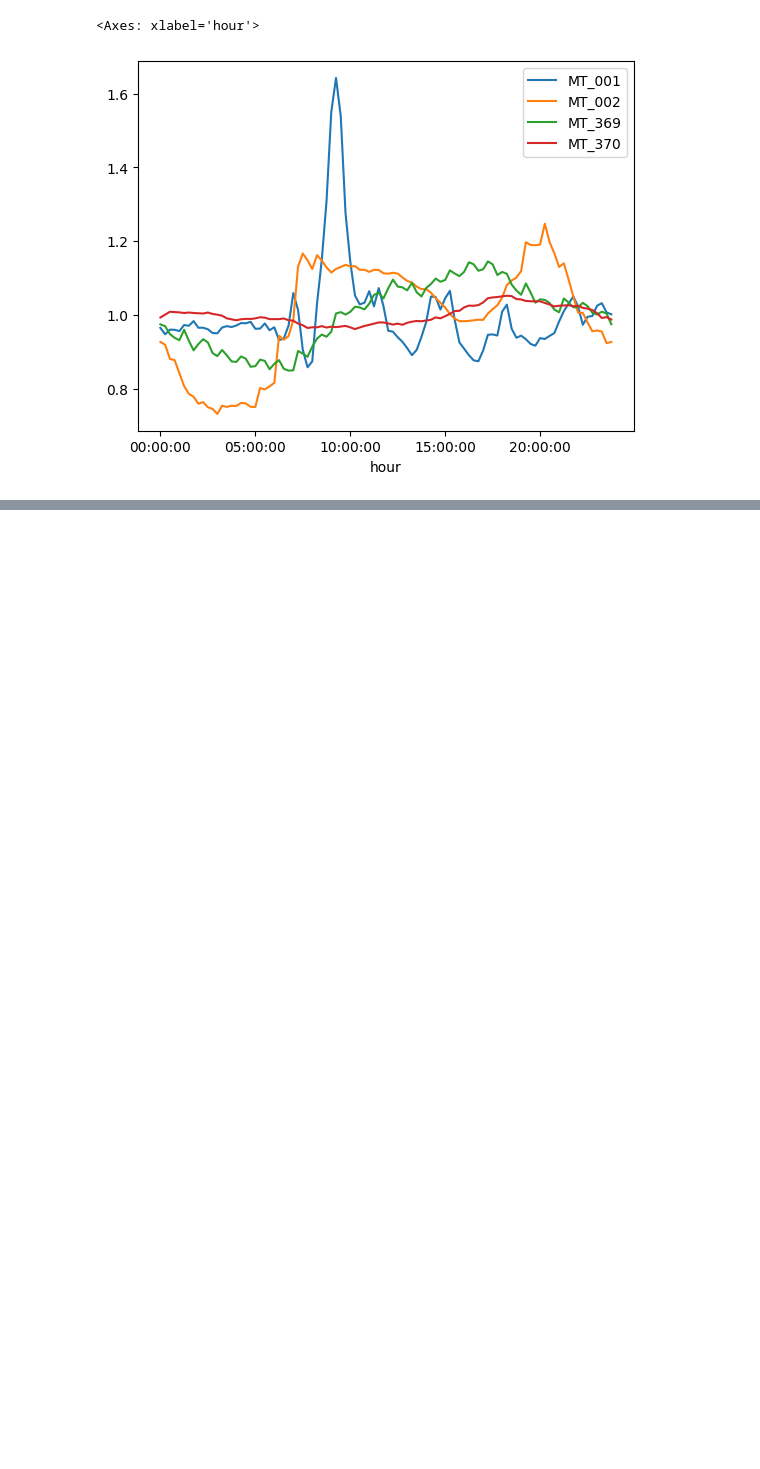
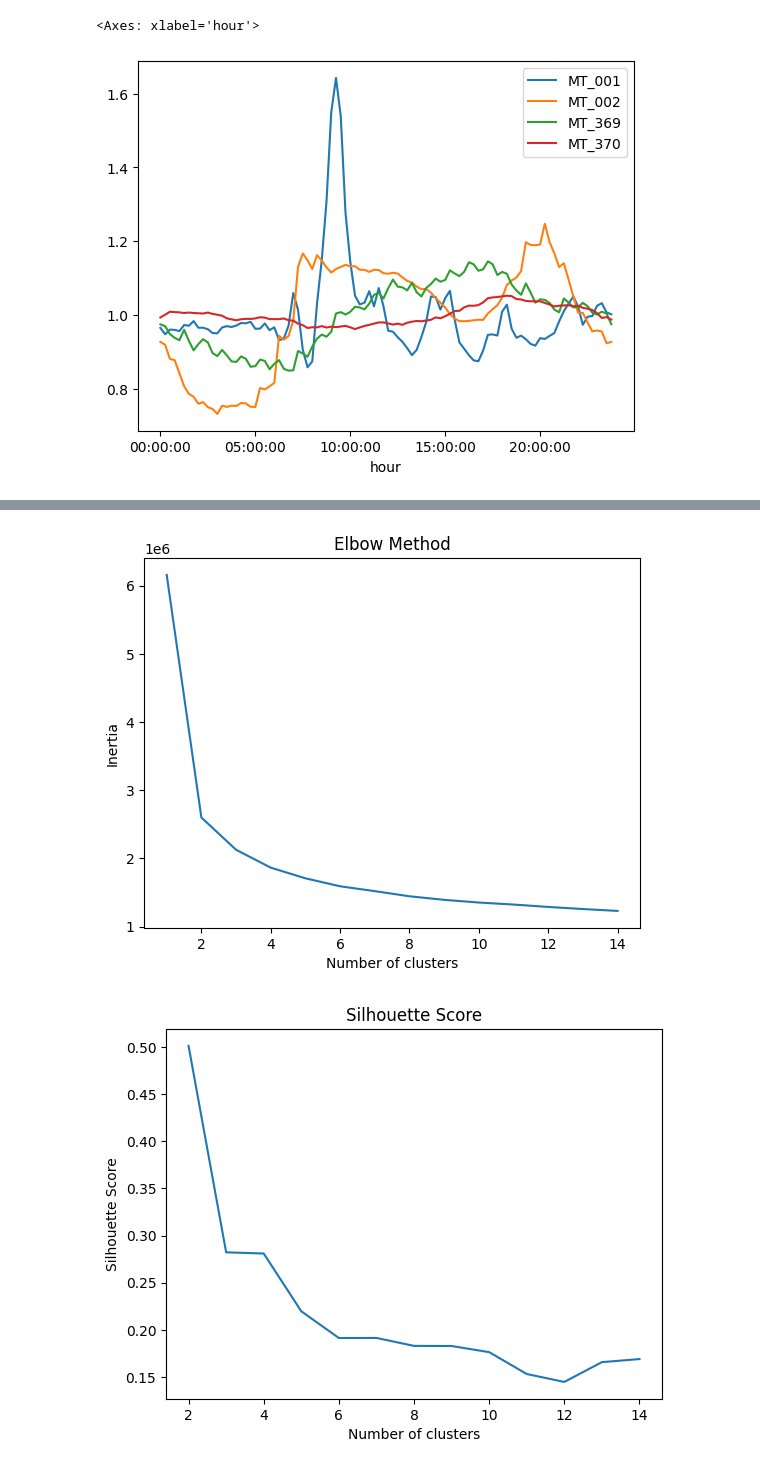
Before and after one commit to jreid94/schulich_data_science, a Jupyter notebook: Data Science 2/In Class Work/class4_Clustering.ipynb, the cells around one changed output, grey strips where cells are left out. Cells and saved outputs as stored; diff of their text form; code cells hidden in the pictures; blank space fills up the shorter version.

```diff
--- a/Data Science 2/In Class Work/class4_Clustering.ipynb
+++ b/Data Science 2/In Class Work/class4_Clustering.ipynb
@@ -138,0 +219,3 @@ average_curves_normalized[['MT_001','MT_002','MT_369','MT_370']].plot()
+# %%
+client = 'MT_022'
+oneclient = data_13_14[client]
@@ -138,0 +238,4 @@ average_curves_normalized[['MT_001','MT_002','MT_369','MT_370']].plot()
+# %%
+X = []
+for J in range(2*365):
+    X.extend([np.array(oneclient[J*96:(J+1)*96])])
@@ -138,0 +262,10 @@ average_curves_normalized[['MT_001','MT_002','MT_369','MT_370']].plot()
+# %%
+from datetime import date, timedelta
+
+d1 = date(2013,1,1)
+d2 = date(2014, 12, 31)
+delta = d2-d1
+daysyear=[]
+D = {0:'mon', 1:'tue', 2:'wed', 3:'thu', 4:'fri',5:'sat', 6:'sun'}
+for i in range(delta.days + 1):
+    daysyear.extend([D[(d1+timedelta(days=i)).weekday()]+"-"+str(d1+timedelta(days=i))])
@@ -138,0 +292,29 @@ average_curves_normalized[['MT_001','MT_002','MT_369','MT_370']].plot()
+# %%
+inertia_1 = []
+silhouette_avg_1 = []
+for i in range(1, 15):
+    kmeans = KMeans(n_clusters=i, random_state=0)
+    kmeans.fit(X)
+    inertia_1.append(kmeans.inertia_)
+    labels = kmeans.labels_
+    centers = kmeans.cluster_centers_
+    if i>1:
+        silhouette_avg_1 = silhouette_avg_1 + [silhouette_score(X, labels)]
+
+# Silhouette Score
+
+plt.plot(range(1, 15), inertia_1)
+plt.title('Elbow Method')
+plt.xlabel('Number of clusters')
+plt.ylabel('Inertia')
+plt.show()
+
+
+plt.plot(range(2, 15), silhouette_avg_1)
+plt.title('Silhouette Score')
+plt.xlabel('Number of clusters')
+plt.ylabel('Silhouette Score')
+plt.show()
+# %% [output]
+[figure, added]
+[figure, added]
```
Also changed, not shown: parts of 14 cells of this notebook, 2 other files.
